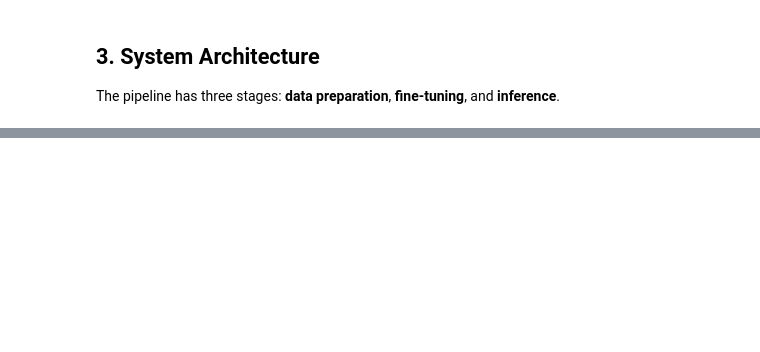
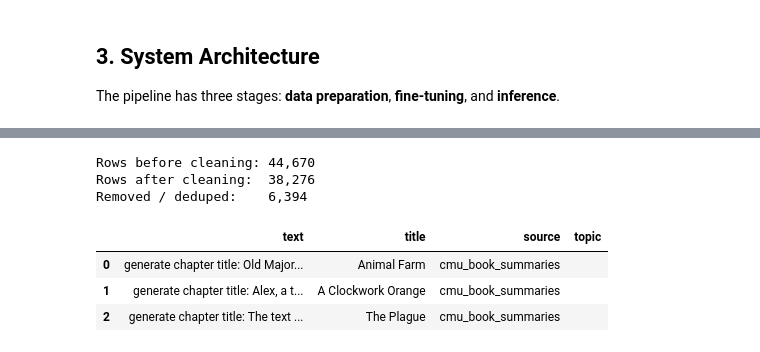
Before and after one commit to mfmzeng/Title-Generator, a Jupyter notebook: titleGenerator.ipynb, the cells around one changed output, grey strips where cells are left out. Drawn from its saved outputs; the diff is of its cells as text; code cells hidden in the pictures; blank space fills up the shorter version.

```diff
--- a/titleGenerator.ipynb
+++ b/titleGenerator.ipynb
@@ -1329,0 +541,57 @@ else:
+# %%
+MIN_TEXT_LEN = 80
+MIN_TITLE_LEN = 2
+MAX_TITLE_LEN = 120
+GENERIC_CHAPTER = re.compile(r"^chapters?\s+(\d+|[ivxlcdm]+)$", re.I)
+PLAY_WORDS = ("scene", "act", "prologue", "epilogue")
+
+
+def clean_title(title: str) -> str | None:
+    title = title.strip()
+    if not (MIN_TITLE_LEN <= len(title) <= MAX_TITLE_LEN):
+        return None
+    lower = title.lower()
+    if GENERIC_CHAPTER.match(lower) or lower.startswith("chapter "):
+        return None
+    if any(w in lower for w in PLAY_WORDS):
+        return None
+    return title
+
+
+def clean_row(row: dict) -> dict | None:
+    title = clean_title(row.get("title", ""))
+    if not title:
+        return None
+    text = row.get("text", "")
+    narrative = text[len(cfg.INPUT_PREFIX) :] if text.startswith(cfg.INPUT_PREFIX) else text
+    narrative = narrative.strip()
+    if len(narrative) < MIN_TEXT_LEN:
+        return None
+    chunk = chunk_text(narrative)
+    if not is_safe_pair(chunk, title):
+        return None
+    return {
+        "text": format_input(narrative),
+        "title": title,
+        "source": row.get("source", "unknown"),
+        "topic": row.get("topic", ""),
+    }
+
+
+before = len(raw_rows)
+cleaned_rows = [r for r in (clean_row(row) for row in raw_rows) if r]
+cleaned_rows = dedupe_rows(cleaned_rows)
+print(f"Rows before cleaning: {before:,}")
+print(f"Rows after cleaning:  {len(cleaned_rows):,}")
+print(f"Removed / deduped:    {before - len(cleaned_rows):,}")
+
+df = pd.DataFrame(cleaned_rows)
+df.head(3)
+# %% [output]
+Rows before cleaning: 44,670
+Rows after cleaning:  38,276
+Removed / deduped:    6,394
+|  | text | title | source | topic |
+| 0 | generate chapter title: Old Major... | Animal Farm | cmu_book_summaries |  |
+| 1 | generate chapter title: Alex, a t... | A Clockwork Orange | cmu_book_summaries |  |
+| 2 | generate chapter title: The text ... | The Plague | cmu_book_summaries |  |
```
Also changed, not shown: parts of 62 cells of this notebook, 12 other files.
